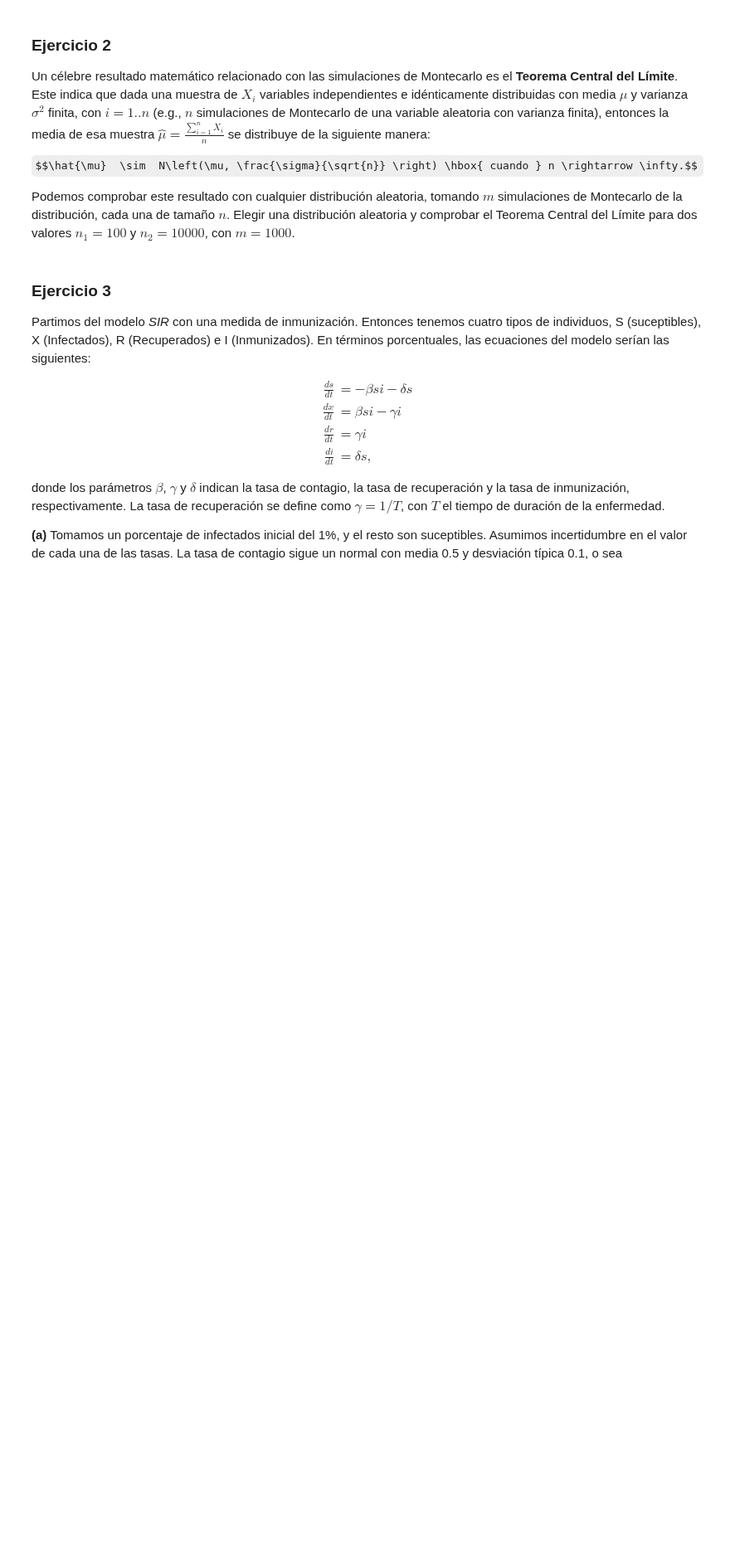
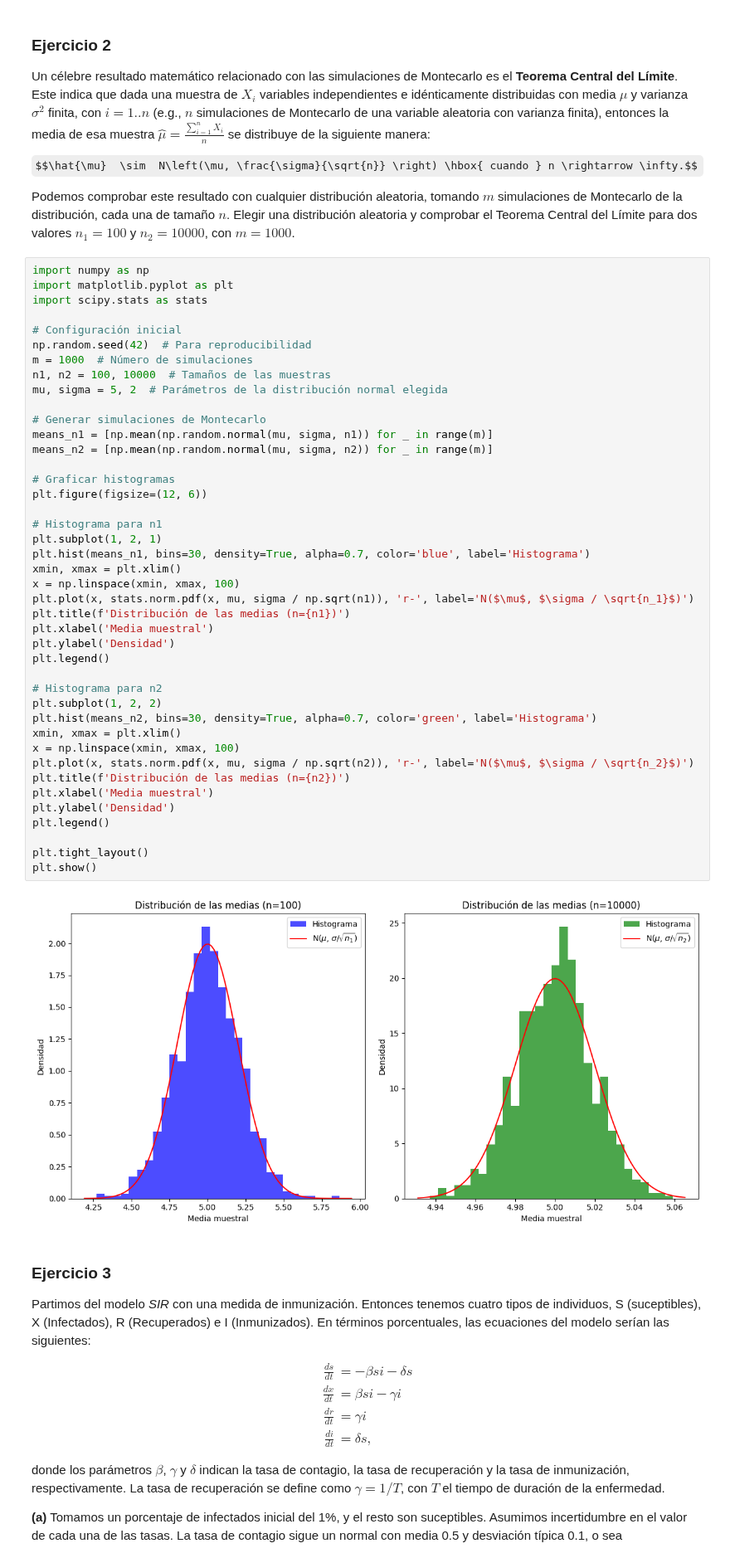
Before and after one commit to Davidgrcdz/SACSE-Practicas, a Jupyter notebook: Ejercicios/MonteCarlo_ejercicios.ipynb, the cells around one changed output. Shown at 83% size. Cells and saved outputs as stored; diff of their text form; some formulas as TeX source; blank space fills up the shorter version.

```diff
--- a/Ejercicios/MonteCarlo_ejercicios.ipynb
+++ b/Ejercicios/MonteCarlo_ejercicios.ipynb
@@ -27,6 +27,50 @@ Un célebre resultado matemático relacionado con las simulaciones de Montecarlo
 $$\hat{\mu}  \sim  N\left(\mu, \frac{\sigma}{\sqrt{n}} \right) \hbox{ cuando } n \rightarrow \infty.$$
 
 Podemos comprobar este resultado con cualquier distribución aleatoria, tomando $m$ simulaciones de Montecarlo de la distribución, cada una de tamaño $n$. Elegir una distribución aleatoria y comprobar el Teorema Central del Límite para dos valores $n_1=100$ y $n_2=10000$, con $m=1000$.
+# %%
+import numpy as np
+import matplotlib.pyplot as plt
+import scipy.stats as stats
+
+# Configuración inicial
+np.random.seed(42)  # Para reproducibilidad
+m = 1000  # Número de simulaciones
+n1, n2 = 100, 10000  # Tamaños de las muestras
+mu, sigma = 5, 2  # Parámetros de la distribución normal elegida
+
+# Generar simulaciones de Montecarlo
+means_n1 = [np.mean(np.random.normal(mu, sigma, n1)) for _ in range(m)]
+means_n2 = [np.mean(np.random.normal(mu, sigma, n2)) for _ in range(m)]
+
+# Graficar histogramas
+plt.figure(figsize=(12, 6))
+
+# Histograma para n1
+plt.subplot(1, 2, 1)
+plt.hist(means_n1, bins=30, density=True, alpha=0.7, color='blue', label='Histograma')
+xmin, xmax = plt.xlim()
+x = np.linspace(xmin, xmax, 100)
+plt.plot(x, stats.norm.pdf(x, mu, sigma / np.sqrt(n1)), 'r-', label='N($\mu$, $\sigma / \sqrt{n_1}$)')
+plt.title(f'Distribución de las medias (n={n1})')
+plt.xlabel('Media muestral')
+plt.ylabel('Densidad')
+plt.legend()
+
+# Histograma para n2
+plt.subplot(1, 2, 2)
+plt.hist(means_n2, bins=30, density=True, alpha=0.7, color='green', label='Histograma')
+xmin, xmax = plt.xlim()
+x = np.linspace(xmin, xmax, 100)
+plt.plot(x, stats.norm.pdf(x, mu, sigma / np.sqrt(n2)), 'r-', label='N($\mu$, $\sigma / \sqrt{n_2}$)')
+plt.title(f'Distribución de las medias (n={n2})')
+plt.xlabel('Media muestral')
+plt.ylabel('Densidad')
+plt.legend()
+
+plt.tight_layout()
+plt.show()
+# %% [output]
+[figure, added]
 # %% [markdown]
 ### Ejercicio 3
 
```
